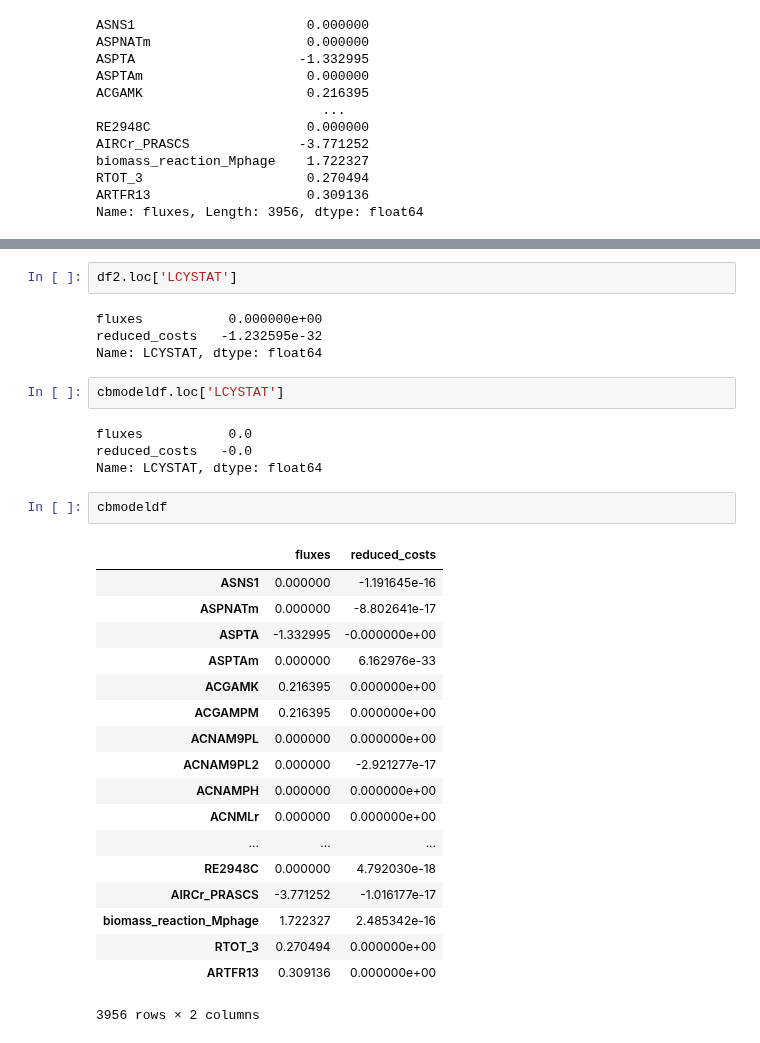
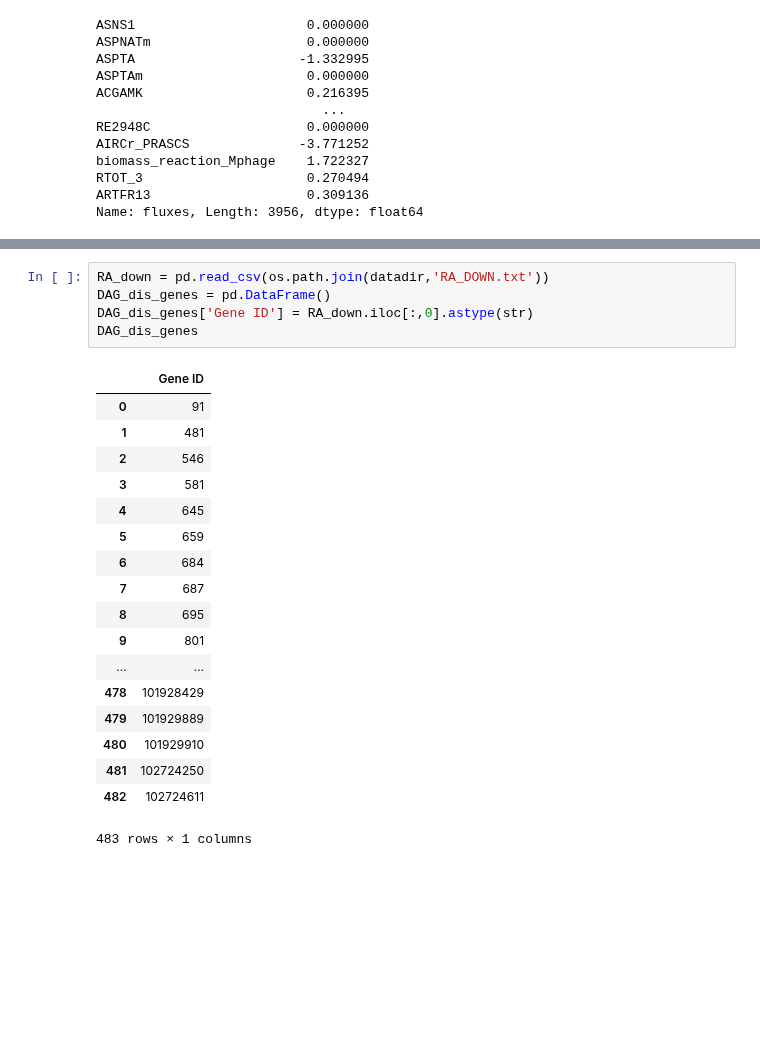
Before and after one commit to HelikarLab/COMO, a Jupyter notebook: py/cobrapy_test_scratch.ipynb, the cells around one changed output, grey strips where cells are left out. Cells and saved outputs as stored; diff of their text form; blank space fills up the shorter version.

```diff
--- a/py/cobrapy_test_scratch.ipynb
+++ b/py/cobrapy_test_scratch.ipynb
@@ -332,33 +224,24 @@ df2
-# %%
-df2.loc['LCYSTAT']
-# %% [output]
-fluxes           0.000000e+00
-reduced_costs   -1.232595e-32
-Name: LCYSTAT, dtype: float64
-# %%
-cbmodeldf.loc['LCYSTAT']
-# %% [output]
-fluxes           0.0
-reduced_costs   -0.0
-Name: LCYSTAT, dtype: float64
-# %%
-cbmodeldf
-# %% [output]
-|  | fluxes | reduced_costs |
-| ASNS1 | 0.000000 | -1.191645e-16 |
-| ASPNATm | 0.000000 | -8.802641e-17 |
-| ASPTA | -1.332995 | -0.000000e+00 |
-| ASPTAm | 0.000000 | 6.162976e-33 |
-| ACGAMK | 0.216395 | 0.000000e+00 |
-| ACGAMPM | 0.216395 | 0.000000e+00 |
-| ACNAM9PL | 0.000000 | 0.000000e+00 |
-| ACNAM9PL2 | 0.000000 | -2.921277e-17 |
-| ACNAMPH | 0.000000 | 0.000000e+00 |
-| ACNMLr | 0.000000 | 0.000000e+00 |
-| ... | ... | ... |
-| RE2948C | 0.000000 | 4.792030e-18 |
-| AIRCr_PRASCS | -3.771252 | -1.016177e-17 |
-| biomass_reaction_Mphage | 1.722327 | 2.485342e-16 |
-| RTOT_3 | 0.270494 | 0.000000e+00 |
-| ARTFR13 | 0.309136 | 0.000000e+00 |
-3956 rows × 2 columns
+# %%
+RA_down = pd.read_csv(os.path.join(datadir,'RA_DOWN.txt'))
+DAG_dis_genes = pd.DataFrame()
+DAG_dis_genes['Gene ID'] = RA_down.iloc[:,0].astype(str)
+DAG_dis_genes
+# %% [output]
+|  | Gene ID |
+| 0 | 91 |
+| 1 | 481 |
+| 2 | 546 |
+| 3 | 581 |
+| 4 | 645 |
+| 5 | 659 |
+| 6 | 684 |
+| 7 | 687 |
+| 8 | 695 |
+| 9 | 801 |
+| ... | ... |
+| 478 | 101928429 |
+| 479 | 101929889 |
+| 480 | 101929910 |
+| 481 | 102724250 |
+| 482 | 102724611 |
+483 rows × 1 columns
```
Also changed, not shown: parts of 22 cells of this notebook.
